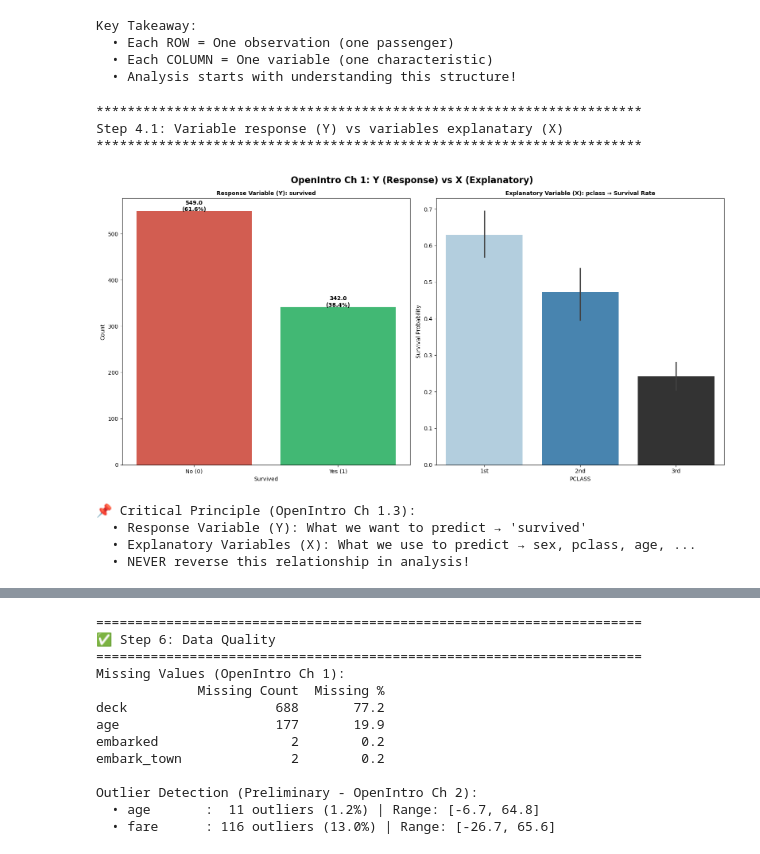
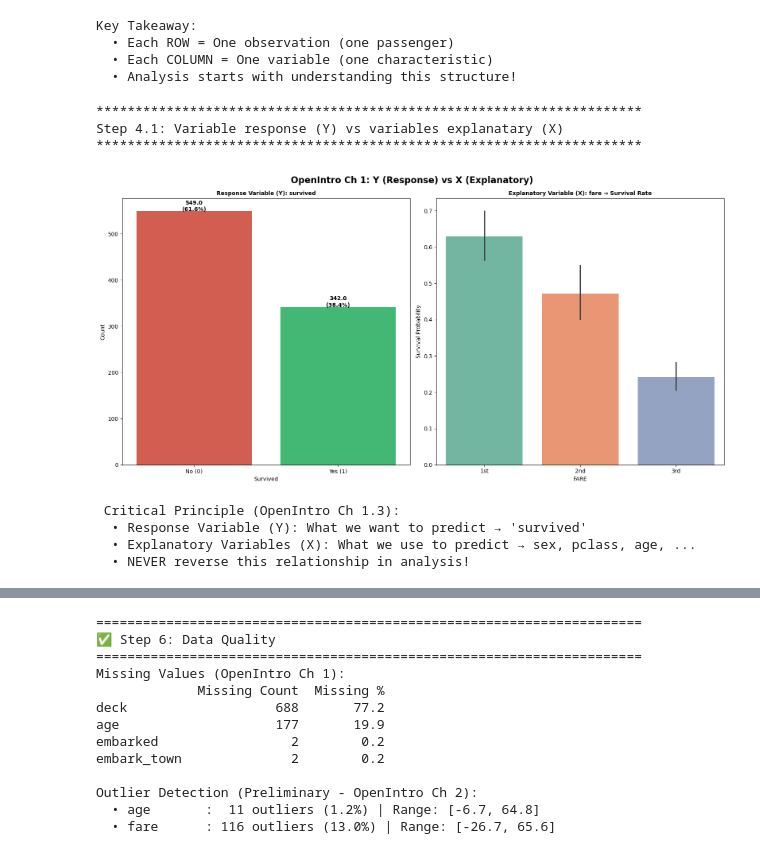
Before and after one commit to zhang196937-ops/titanic-statistical-analysis, a Jupyter notebook: notebooks/01_data_understanding.ipynb, the cells around one changed output, grey strips where cells are left out. Saved outputs shown, nothing was run; the diff lists cells and outputs as text; code cells hidden in the pictures.

```diff
--- a/notebooks/01_data_understanding.ipynb
+++ b/notebooks/01_data_understanding.ipynb
@@ -212,12 +212,12 @@ Key Takeaway:
 print("*"*70)
 print("Step 4.1: Variable response (Y) vs variables explanatary (X)")
 print("*"*70)
-
+"""
 import matplotlib.pyplot as plt
 import seaborn as sns
 import pandas as pd
 from matplotlib.ticker import FixedLocator
-
+"""
 # define canvas 2*2
 fig, axes = plt.subplots(1, 2, figsize=(16, 8))
 
@@ -248,46 +248,46 @@ for p in axes[0].patches:
         ha='center', fontsize=10, fontweight='bold'
     )
 
-#for right chart -- the relationship between survived and pclass
+#for right chart -- the relationship between survived and fare of every pclass
 sns.barplot(
     data=df,
-    x=var,
+    x='pclass',
     y='survived',
     hue='pclass',
     palette='Blues_d' if var=='pclass' else 'Set2',
     ax=axes[1],
     legend=False,  # Hidden Redundant Legend
     order=[1, 2, 3]
 )
 
 axes[1].set_title(f'Explanatory Variable (X): {var} → Survival Rate',
                   fontsize=10, fontweight='bold')
 axes[1].set_ylabel('Survival Probability', fontsize=10)
 axes[1].set_xlabel(var.upper(), fontsize=10)
 
 #Fixed scale position
 axes[1].xaxis.set_major_locator(FixedLocator([0, 1, 2]))  # 3 scale position
 axes[1].set_xticklabels(['1st', '2nd', '3rd']) # 3 scale labels.
 
 plt.suptitle('OpenIntro Ch 1: Y (Response) vs X (Explanatory)',
              fontsize=16, fontweight='bold', y=0.98)
 plt.tight_layout()
 
 #save chart.
 figure_path = '../reports/figures/ch1_response_vs_explanatory.png'
 plt.savefig(figure_path, dpi=300, bbox_inches='tight')
 plt.show()
 
-print("\n📌 Critical Principle (OpenIntro Ch 1.3):")
+print("\n Critical Principle (OpenIntro Ch 1.3):")
 print("  • Response Variable (Y): What we want to predict → 'survived'")
 print("  • Explanatory Variables (X): What we use to predict → sex, pclass, age, ...")
 print("  • NEVER reverse this relationship in analysis!")
 # %% [output]
 **********************************************************************
 Step 4.1: Variable response (Y) vs variables explanatary (X)
 **********************************************************************
-[figure, old version]
+[figure, new version]
-📌 Critical Principle (OpenIntro Ch 1.3):
+ Critical Principle (OpenIntro Ch 1.3):
   • Response Variable (Y): What we want to predict → 'survived'
   • Explanatory Variables (X): What we use to predict → sex, pclass, age, ...
   • NEVER reverse this relationship in analysis!
```
Also changed, not shown: parts of 2 cells of this notebook.
